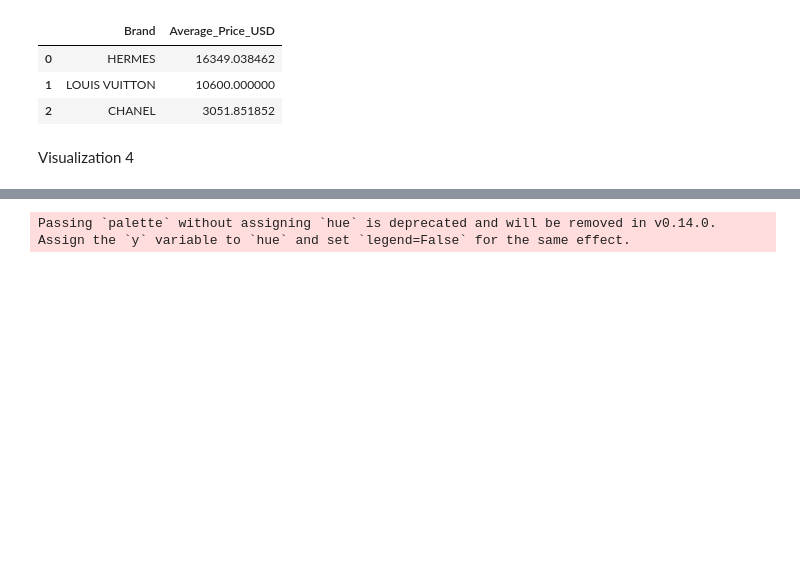
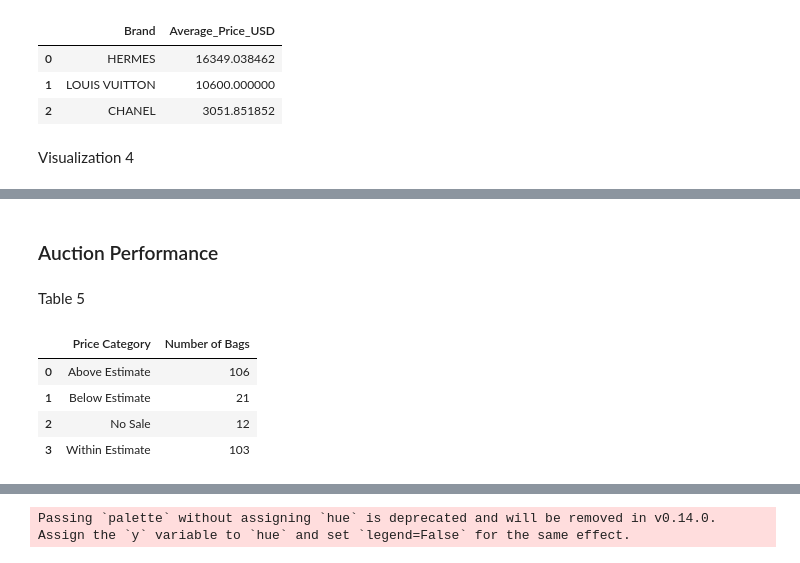
Before and after one commit to PatriciaDaher/Project3-Luxurybags, a Jupyter notebook: LuxuryBags.ipynb, the cells around one changed output, grey strips where cells are left out. Saved outputs shown, nothing was run; the diff lists cells and outputs as text; code cells hidden in the pictures; blank space fills up the shorter version.

Commit message:
Adjusted table based on the database and added titles

```diff
--- a/LuxuryBags.ipynb
+++ b/LuxuryBags.ipynb
@@ -536,2 +538,29 @@ the convert_dtype parameter is deprecated and will be removed in a future versio
 [interactive output not drawn]
+# %% [markdown]
+### Auction Performance
+# %% [markdown]
+Table 5
+# %%
+# Connect to SQLite database
+conn = sqlite3.connect("luxury_handbag_auctions.db")
+
+# Query to get Price Category counts (same logic as the plot)
+query = """
+    SELECT
+        `Price Category`,
+        COUNT(*) AS "Number of Bags"
+    FROM Christies_HongKong_March25_Sale
+    GROUP BY `Price Category`
+    ORDER BY `Price Category`
+"""
+price_category_table = pd.read_sql(query, conn)
+
+# Display the table
+price_category_table
+# %% [output]
+|  | Price Category | Number of Bags |
+| 0 | Above Estimate | 106 |
+| 1 | Below Estimate | 21 |
+| 2 | No Sale | 12 |
+| 3 | Within Estimate | 103 |
 # %%
```
Also changed, not shown: parts of 5 cells of this notebook, 2 other files.
